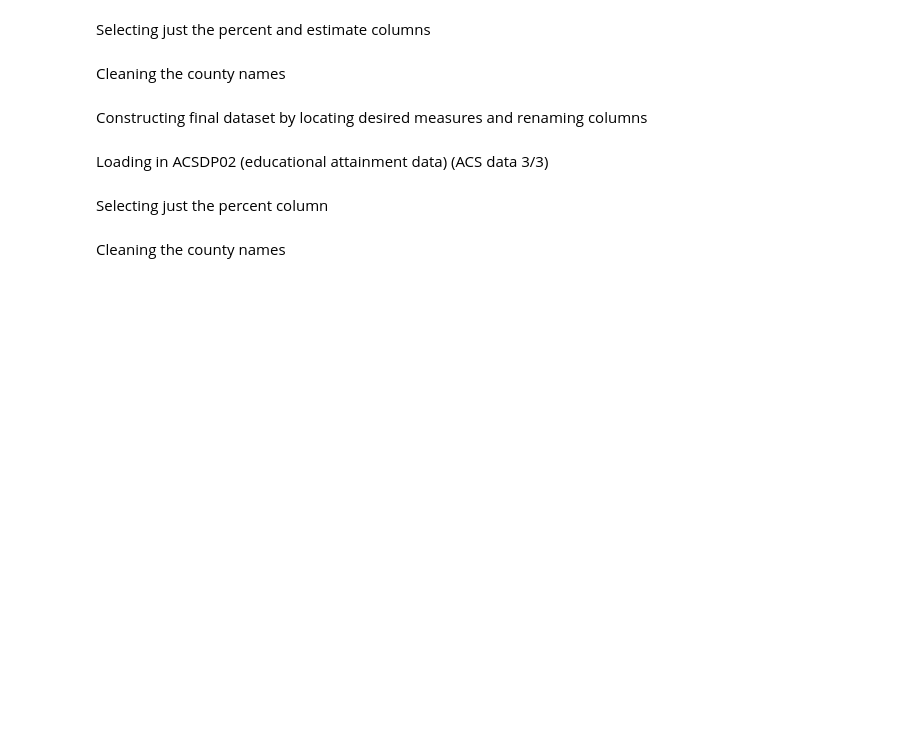
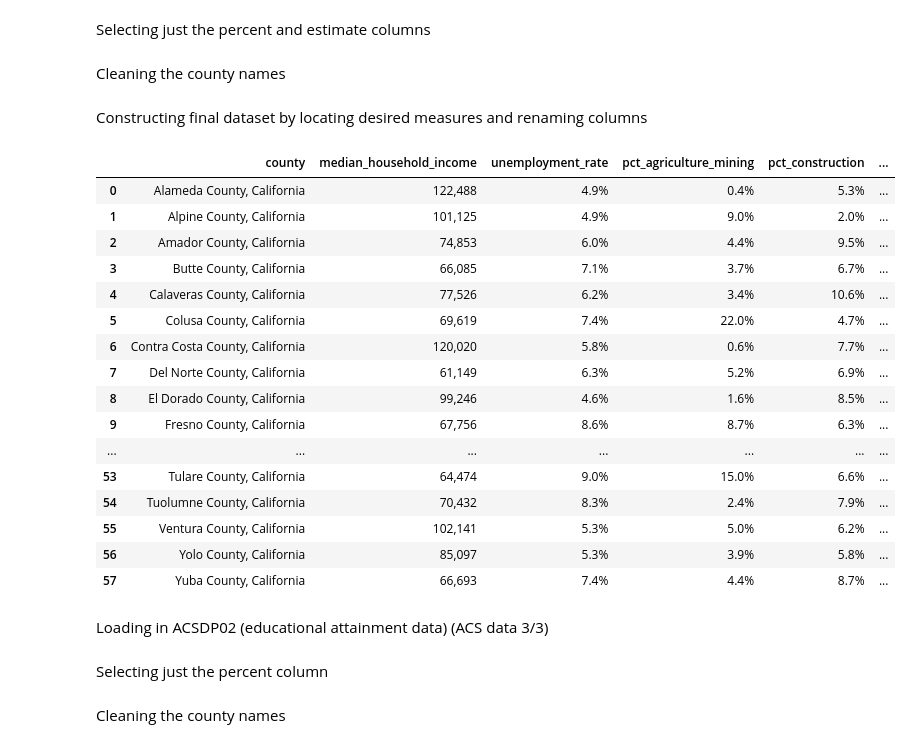
Before and after one commit to sose27/GROUP1_comm3180_S26_Data_Project, a Jupyter notebook: data_analysis/ACS Data Analysis.ipynb, the cells around one changed output. Saved outputs shown, nothing was run; the diff lists cells and outputs as text; code cells hidden in the pictures; blank space fills up the shorter version.

```diff
--- a/data_analysis/ACS Data Analysis.ipynb
+++ b/data_analysis/ACS Data Analysis.ipynb
@@ -43,7 +92,7 @@ ACS5_final = pd.DataFrame({
 # %% [markdown]
 Loading in ACSDP03 (socioeconomic data) (ACS data 3/3)
 # %%
-ACS3 = pd.read_csv('data/ACSDP03.csv')
+ACS3 = pd.read_csv('../data/ACSDP03.csv')
 # %% [markdown]
 Selecting just the percent and estimate columns
 # %%
@@ -76,6 +125,26 @@ ACS3_final = pd.DataFrame({
     'pct_other_services': ACS3.loc[47, percent_cols].values,
     'pct_public_administration': ACS3.loc[48, percent_cols].values,
 })
+# %%
+ACS3_final
+# %% [output]
+|  | county | median_household_income | unemployment_rate | pct_agriculture_mining | pct_construction | ... |
+| 0 | Alameda County, California | 122,488 | 4.9% | 0.4% | 5.3% | ... |
+| 1 | Alpine County, California | 101,125 | 4.9% | 9.0% | 2.0% | ... |
+| 2 | Amador County, California | 74,853 | 6.0% | 4.4% | 9.5% | ... |
+| 3 | Butte County, California | 66,085 | 7.1% | 3.7% | 6.7% | ... |
+| 4 | Calaveras County, California | 77,526 | 6.2% | 3.4% | 10.6% | ... |
+| 5 | Colusa County, California | 69,619 | 7.4% | 22.0% | 4.7% | ... |
+| 6 | Contra Costa County, California | 120,020 | 5.8% | 0.6% | 7.7% | ... |
+| 7 | Del Norte County, California | 61,149 | 6.3% | 5.2% | 6.9% | ... |
+| 8 | El Dorado County, California | 99,246 | 4.6% | 1.6% | 8.5% | ... |
+| 9 | Fresno County, California | 67,756 | 8.6% | 8.7% | 6.3% | ... |
+| ... | ... | ... | ... | ... | ... | ... |
+| 53 | Tulare County, California | 64,474 | 9.0% | 15.0% | 6.6% | ... |
+| 54 | Tuolumne County, California | 70,432 | 8.3% | 2.4% | 7.9% | ... |
+| 55 | Ventura County, California | 102,141 | 5.3% | 5.0% | 6.2% | ... |
+| 56 | Yolo County, California | 85,097 | 5.3% | 3.9% | 5.8% | ... |
+| 57 | Yuba County, California | 66,693 | 7.4% | 4.4% | 8.7% | ... |
 # %% [markdown]
 Loading in ACSDP02 (educational attainment data) (ACS data 3/3)
 # %%
```
Also changed, not shown: parts of 11 cells of this notebook, 7 other files.
